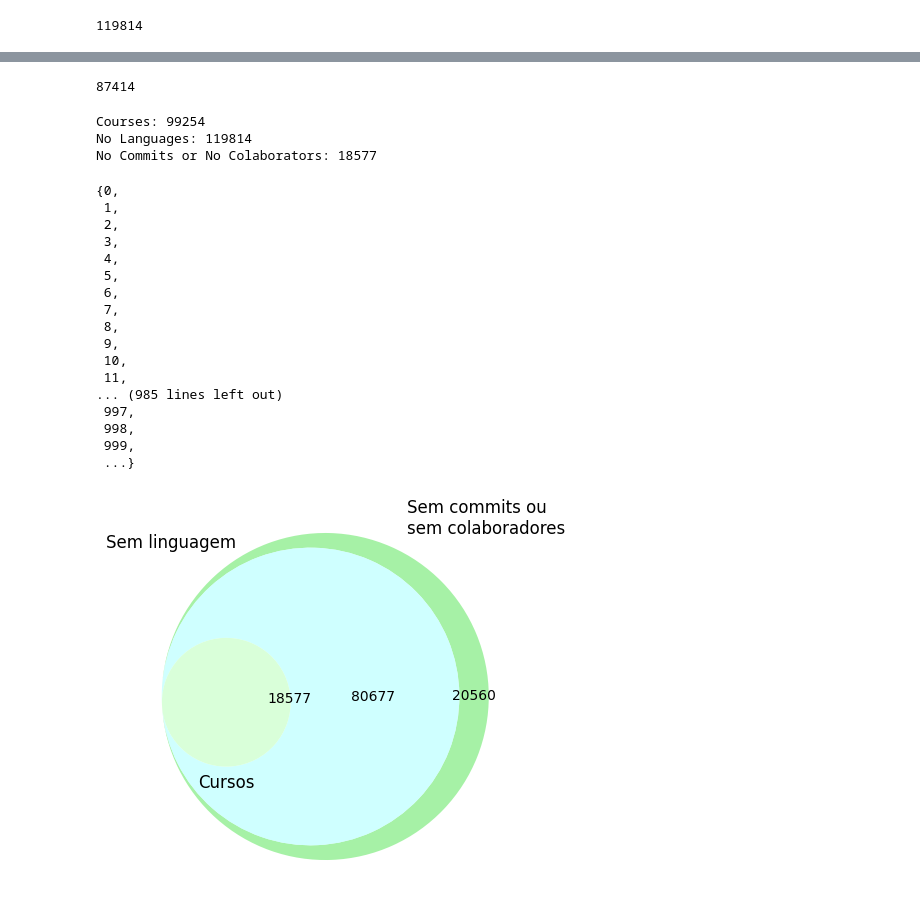
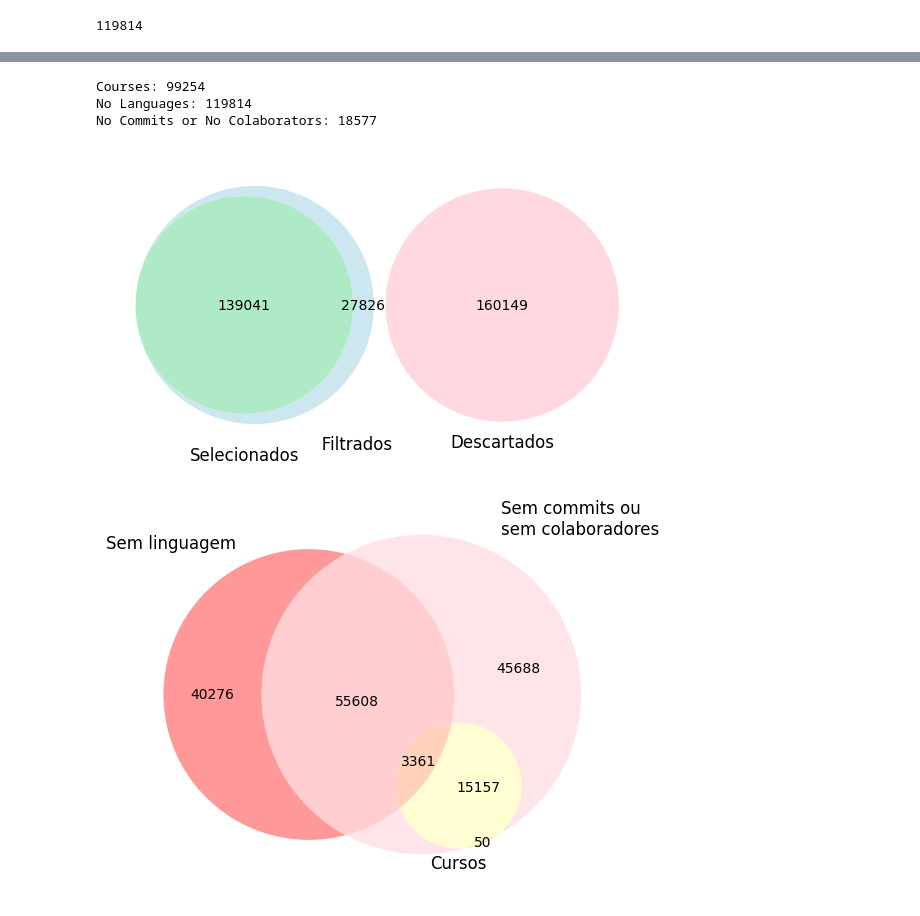
Before and after one commit to dew-uff/dsmining, a Jupyter notebook: src/analyzes/a1_collected.ipynb, the cells around one changed output, grey strips where cells are left out. Drawn from its saved outputs; the diff is of its cells as text; code cells hidden in the pictures.

```diff
--- a/src/analyzes/a1_collected.ipynb
+++ b/src/analyzes/a1_collected.ipynb
@@ -225,7 +179,3 @@ fig5.savefig("outputs/venn_repositories.png", format='png');
-# %%
-display(len(courses))
-# %% [output]
-87414
 # %%
 with connect() as session:
     courses_query = '''
@@ -256,33 +206,33 @@ with connect() as session:
     print("No Languages: {}".format(len(languages)))
     print("No Commits or No Colaborators: {}".format(len(cmt_colab)))
 
-    set1 = set(courses.index)
-    set2 = set(languages.index)
-    set3 = set(cmt_colab.index)
-
-    fig7, ax7 = plt.subplots(figsize=(7,5))
-    venn3([set1, set2, set3], ax=ax7, set_colors=('skyblue', 'lightgreen', 'khaki', 'pink'),
-      set_labels=('Sem linguagem', 'Sem commits ou\nsem colaboradores', "Cursos"), alpha=0.80)
-    display(set1)
+    set1 = set(courses.id)
+    set2 = set(languages.id)
+    set3 = set(cmt_colab.id)
 # %% [output]
 Courses: 99254
 No Languages: 119814
 No Commits or No Colaborators: 18577
-{0,
- 1,
- 2,
- 3,
- 4,
- 5,
- 6,
- 7,
- 8,
- 9,
- 10,
- 11,
-... (985 lines left out)
- 997,
- 998,
- 999,
- ...}
-[figure, removed]
+# %%
+selected = repositories[~repositories.state.isin([REP_COLLECTED, REP_FILTERED, REP_DISCARDED])]
+filtered = repositories[repositories.state==REP_FILTERED]
+
+set_selected = set(selected.id)
+set_filtered = set(filtered.id) | set_selected
+set_discarded = set1 | set2 |set3
+
+fig5, ax5 = plt.subplots(figsize=(7,5))
+venn3([set_selected, set_filtered, set_discarded], ax=ax5,
+      set_colors=('darkgreen', 'lightblue', 'pink'),
+      set_labels=('\nSelecionados', '                                       Filtrados', 'Descartados'), alpha=0.60)
+
+fig5.savefig("outputs/venn_repositories.png", format='png');
+# %% [output]
+[figure, added]
+# %%
+fig6, ax6 = plt.subplots(figsize=(10,5))
+venn3([set1, set2, set3], ax=ax6, set_colors=('red', 'pink', 'orange', 'magenta'),
+  set_labels=('Sem linguagem', 'Sem commits ou\nsem colaboradores', "Cursos"), alpha=0.40)
+fig6.savefig("outputs/venn_repositories2.png", format='png');
+# %% [output]
+[figure, added]
```
Also changed, not shown: parts of 1 cell of this notebook, 3 other files.
